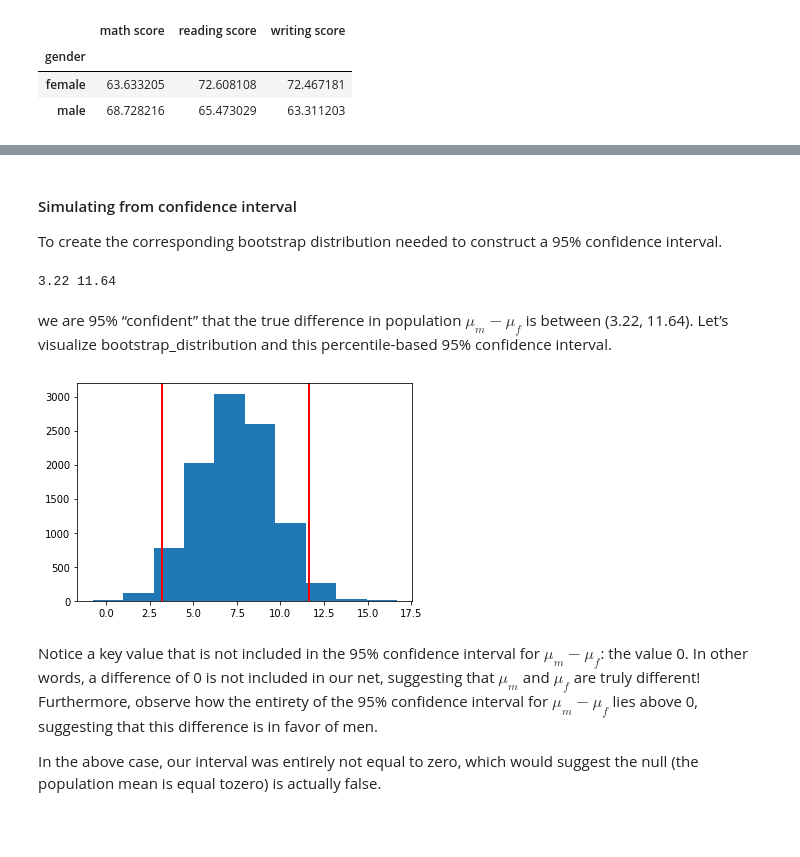
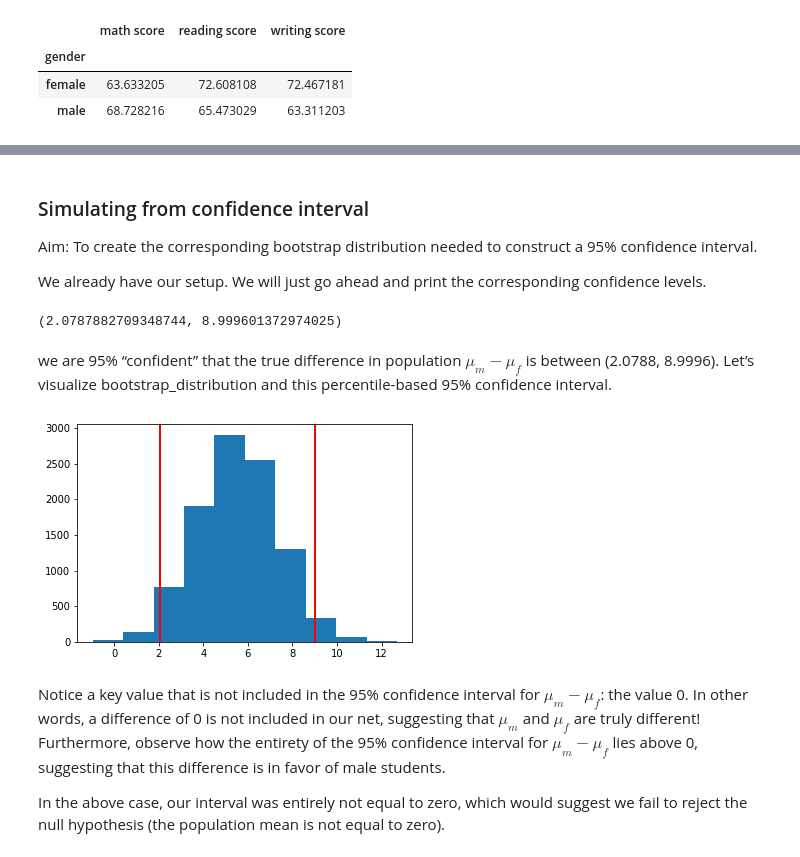
Before and after one commit to Marvykalu/DataScience_Projects, a Jupyter notebook: Practical_Statistics/StudentsPerformance.ipynb, the cells around one changed output, grey strips where cells are left out. Cells and saved outputs as stored; diff of their text form; code cells hidden in the pictures; blank space fills up the shorter version.

```diff
--- a/Practical_Statistics/StudentsPerformance.ipynb
+++ b/Practical_Statistics/StudentsPerformance.ipynb
@@ -87,2 +124,2 @@ diff_means
 # %%
-sample_df = df.sample(200)
+sample_df = df.sample(300)
@@ -96,12 +144,11 @@ samp_diff_means
 # %%
-male_math_score, female_math_score, boot_mean = [],[],[]
-
+male_mean_score, female_mean_score, diff_mean = [],[],[]
 
 for _ in range(10000):
-    bootsample = sample_df.sample(200, replace = True)
-    male_mean = bootsample[bootsample['gender'] == 'male']['math score'].mean()
-    female_mean = bootsample[bootsample['gender'] == 'female']['math score'].mean()
-    mean_mms = male_math_score.append(male_mean)
-    mean_fms = female_math_score.append(female_mean)
-    diff_mean = boot_mean.append(male_mean - female_mean)
+    boot_sample = sample_df.sample(300, replace = True)
+    male_mean = boot_sample[boot_sample['gender'] == 'male']['math score'].mean()
+    female_mean = boot_sample[boot_sample['gender'] == 'female']['math score'].mean()
+    mean_mms = male_mean_score.append(male_mean)
+    mean_fms = female_mean_score.append(female_mean)
+    boot_diff = diff_mean.append(male_mean - female_mean)
 # %%
@@ -135,21 +226,23 @@ In other words, this p-value is sufficiently small to reject our hypothesized un
 # %% [markdown]
-#### Simulating from confidence interval
+### Simulating from confidence interval
 
-To create the corresponding bootstrap distribution needed to construct a 95% confidence interval.
+Aim: To create the corresponding bootstrap distribution needed to construct a 95% confidence interval.
+
+We already have our setup. We will just go ahead and print the corresponding confidence levels.
 # %%
-low,high = np.percentile(boot_mean, 2.5), np.percentile(boot_mean,97.5)
-print(round(low,2),round(high,2))
+low,high = np.percentile(diff_mean, 2.5), np.percentile(diff_mean,97.5)
+low, high
 # %% [output]
-3.22 11.64
+(2.0787882709348744, 8.999601372974025)
 # %% [markdown]
-we are 95% “confident” that the true difference in population $\mu_{m} - \mu_{f}$ is between (3.22, 11.64). Let’s visualize bootstrap_distribution and this percentile-based 95% confidence interval.
+we are 95% “confident” that the true difference in population $\mu_{m} - \mu_{f}$ is between (2.0788, 8.9996). Let’s visualize bootstrap_distribution and this percentile-based 95% confidence interval.
 # %%
-plt.hist(boot_mean);
+plt.hist(diff_mean);
 plt.axvline(x=low, color='r', linewidth=2);
 plt.axvline(x=high, color='r', linewidth=2);
 # %% [output]
-[figure, old version]
+[figure, new version]
 # %% [markdown]
-Notice a key value that is not included in the 95% confidence interval for  $\mu_{m}-\mu_{f}$: the value 0. In other words, a difference of 0 is not included in our net, suggesting that $\mu_{m}$ and $\mu_{f}$ are truly different! Furthermore, observe how the entirety of the 95% confidence interval for $\mu_{m}-\mu_{f}$ lies above 0, suggesting that this difference is in favor of men.
+Notice a key value that is not included in the 95% confidence interval for  $\mu_{m}-\mu_{f}$: the value 0. In other words, a difference of 0 is not included in our net, suggesting that $\mu_{m}$ and $\mu_{f}$ are truly different! Furthermore, observe how the entirety of the 95% confidence interval for $\mu_{m}-\mu_{f}$ lies above 0, suggesting that this difference is in favor of male students.
 
-In the above case, our interval was entirely not equal to zero, which would suggest the null (the population mean is equal tozero) is actually false.
+In the above case, our interval was entirely not equal to zero, which would suggest we fail to reject the null hypothesis (the population mean is not equal to zero).
```
Also changed, not shown: parts of 25 cells of this notebook.
